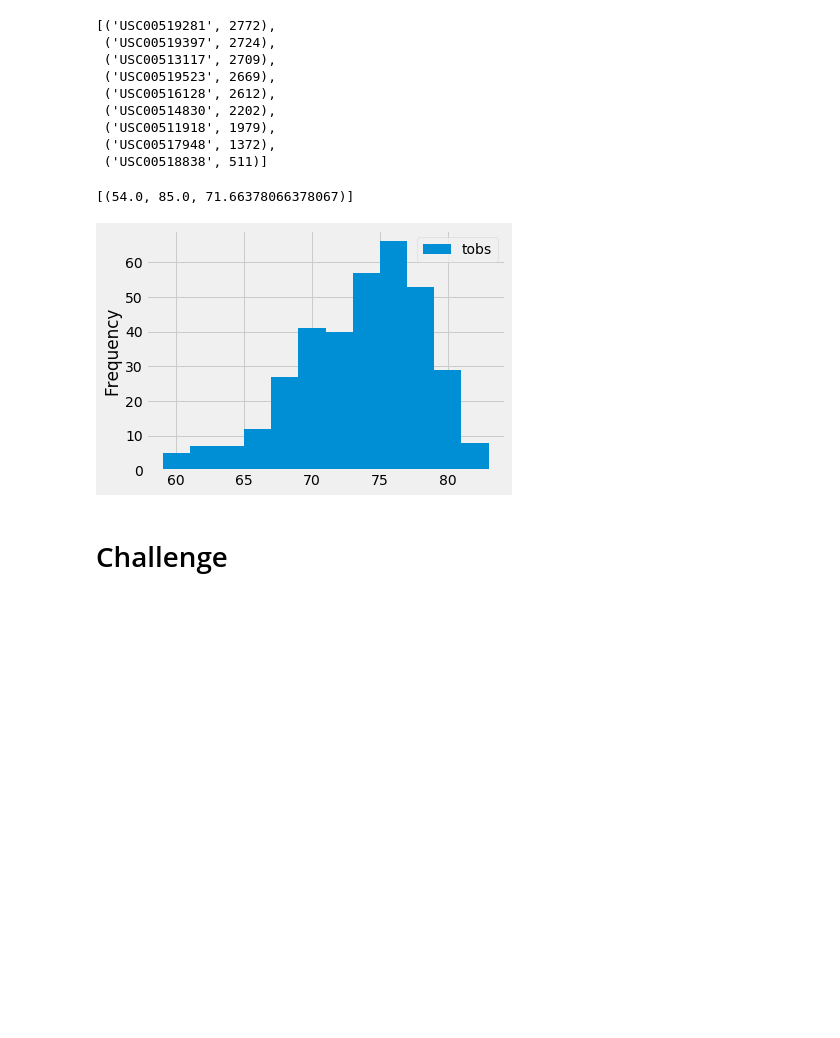
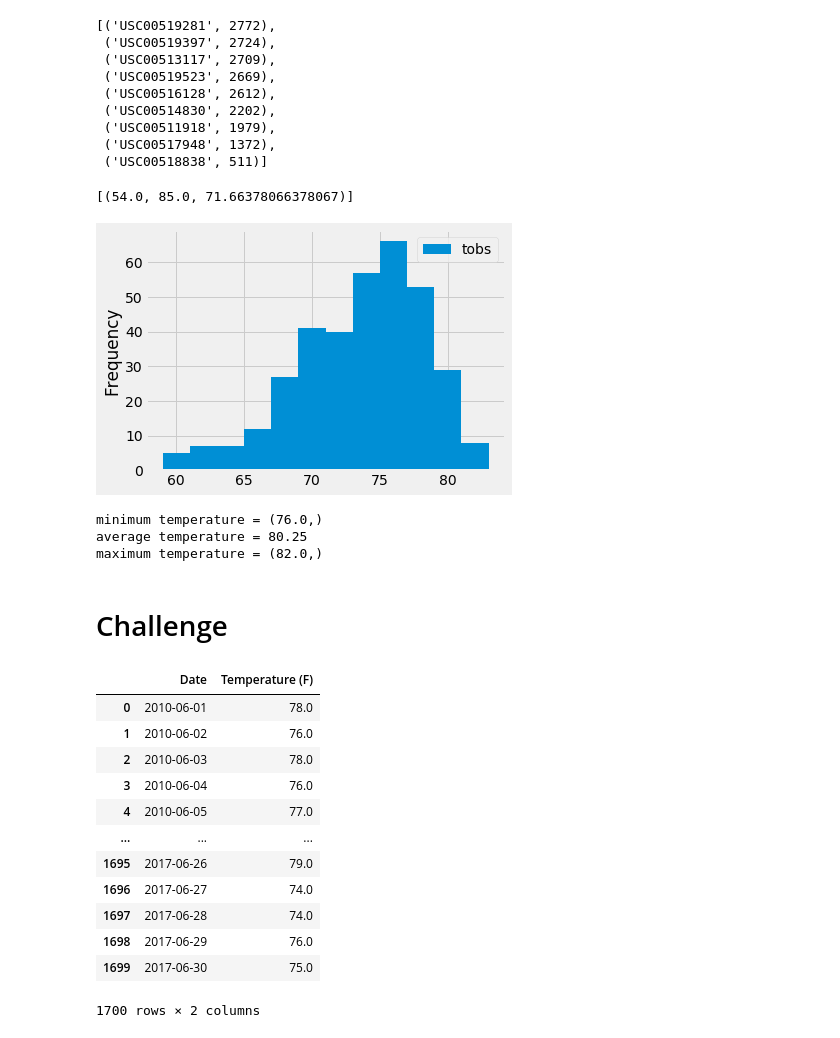
Before and after one commit to keyoumao/surfs_up, a Jupyter notebook: climate_analysis.ipynb, the cells around one changed output. Cells and saved outputs as stored; diff of their text form; code cells hidden in the pictures; blank space fills up the shorter version.

```diff
--- a/climate_analysis.ipynb
+++ b/climate_analysis.ipynb
@@ -123,5 +123,51 @@ plt.tight_layout()
 # %%
 # Write a function called `calc_temps` that will accept start date and end date in the format '%Y-%m-%d'
 # and return the minimum, average, and maximum temperatures for that range of dates
+def calc_temps(start_date, end_date):
+
+    temps = session.query(Measurement.tobs).\
+    filter(Measurement.date >= start_date).\
+    filter(Measurement.date <= end_date).all()
+
+    minimum_temp = min(temps)
+    average_temp = np.mean(temps)
+    maximum_temp = max(temps)
+
+    print(f'minimum temperature = {minimum_temp}')
+    print(f'average temperature = {average_temp}')
+    print(f'maximum temperature = {maximum_temp}')
+
+calc_temps("2017-08-23", "2018-08-23")
+# %% [output]
+minimum temperature = (76.0,)
+average temperature = 80.25
+maximum temperature = (82.0,)
 # %% [markdown]
 # Challenge
+# %%
+# 1. Identify key statistical data in June
+# across all of the stations and years using the describe() function.
+# temperatures
+temps = session.query(Measurement.date, Measurement.tobs).\
+    filter(func.strftime('%m',Measurement.date) == '06').all()
+temps_df = pd.DataFrame(temps, columns=['Date','Temperature (F)'])
+# precipitates
+prcps = session.query(Measurement.date, Measurement.prcp).\
+    filter(func.strftime('%m',Measurement.date) == '06').all()
+prcps_df = pd.DataFrame(prcps, columns=['Date','Precipitation'])
+# %%
+temps_df
+# %% [output]
+|  | Date | Temperature (F) |
+| 0 | 2010-06-01 | 78.0 |
+| 1 | 2010-06-02 | 76.0 |
+| 2 | 2010-06-03 | 78.0 |
+| 3 | 2010-06-04 | 76.0 |
+| 4 | 2010-06-05 | 77.0 |
+| ... | ... | ... |
+| 1695 | 2017-06-26 | 79.0 |
+| 1696 | 2017-06-27 | 74.0 |
+| 1697 | 2017-06-28 | 74.0 |
+| 1698 | 2017-06-29 | 76.0 |
+| 1699 | 2017-06-30 | 75.0 |
+1700 rows × 2 columns
```
Also changed, not shown: parts of 9 cells of this notebook, 2 other files.
